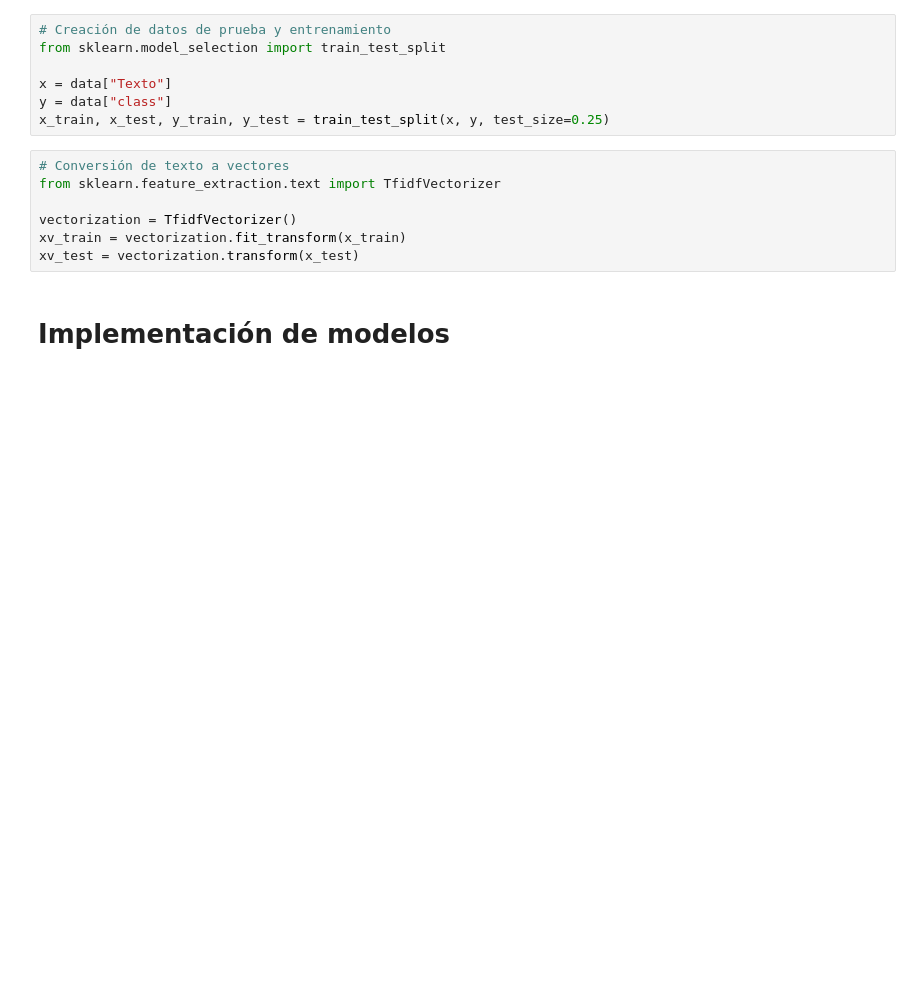
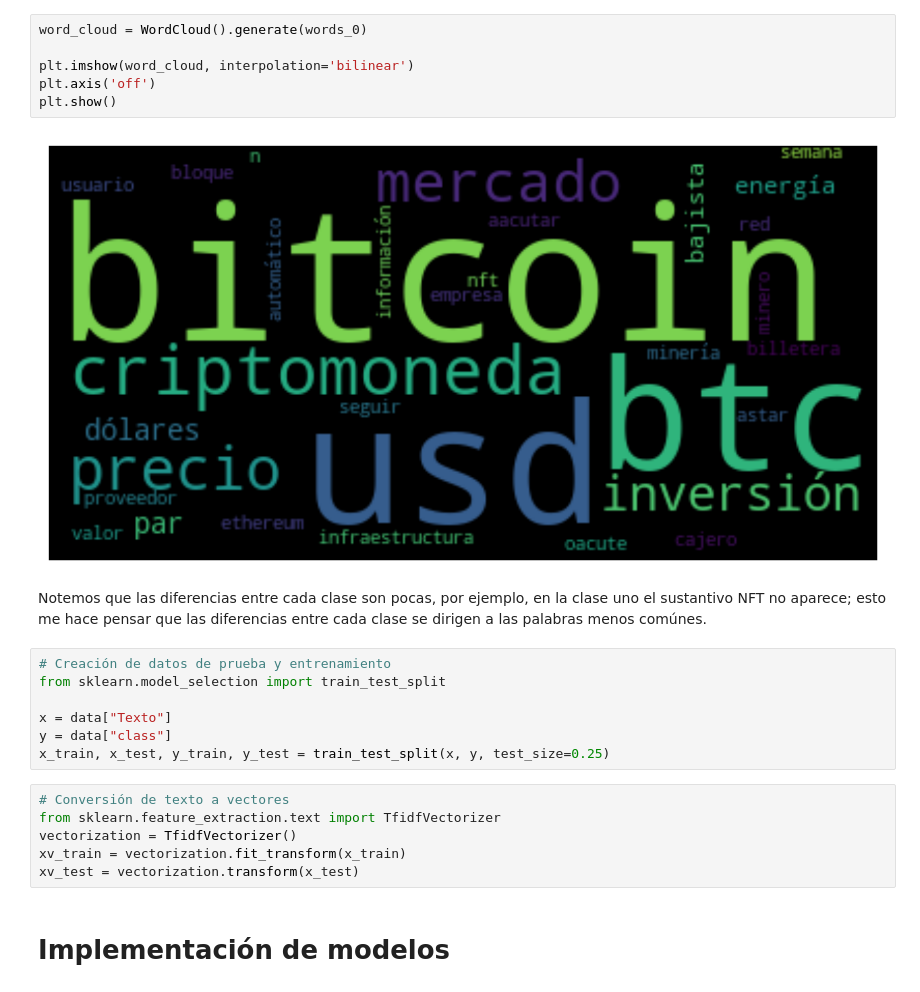
Before and after one commit to Ger-dot-m/katachi, a Jupyter notebook: Mineria y ML/Modelos.ipynb, the cells around one changed output. Drawn from its saved outputs; the diff is of its cells as text; blank space fills up the shorter version.

```diff
--- a/Mineria y ML/Modelos.ipynb
+++ b/Mineria y ML/Modelos.ipynb
@@ -69,3 +104,13 @@ data.head()
+# %%
+word_cloud = WordCloud().generate(words_0)
+
+plt.imshow(word_cloud, interpolation='bilinear')
+plt.axis('off')
+plt.show()
+# %% [output]
+[figure, added]
+# %% [markdown]
+Notemos que las diferencias entre cada clase son pocas, por ejemplo, en la clase uno el sustantivo NFT no aparece; esto me hace pensar que las diferencias entre cada clase se dirigen a las palabras menos comúnes.
 # %%
 # Creación de datos de prueba y entrenamiento
 from sklearn.model_selection import train_test_split
@@ -76,7 +121,6 @@ x_train, x_test, y_train, y_test = train_test_split(x, y, test_size=0.25)
 # %%
 # Conversión de texto a vectores
 from sklearn.feature_extraction.text import TfidfVectorizer
-
 vectorization = TfidfVectorizer()
 xv_train = vectorization.fit_transform(x_train)
 xv_test = vectorization.transform(x_test)
```
Also changed, not shown: parts of 25 cells of this notebook, 4 other files.
